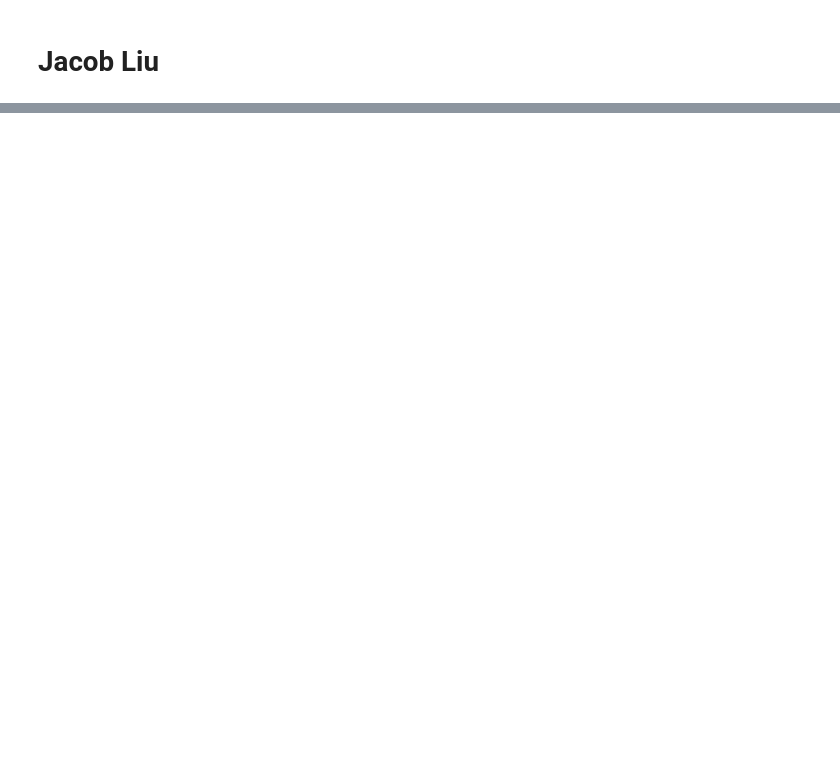
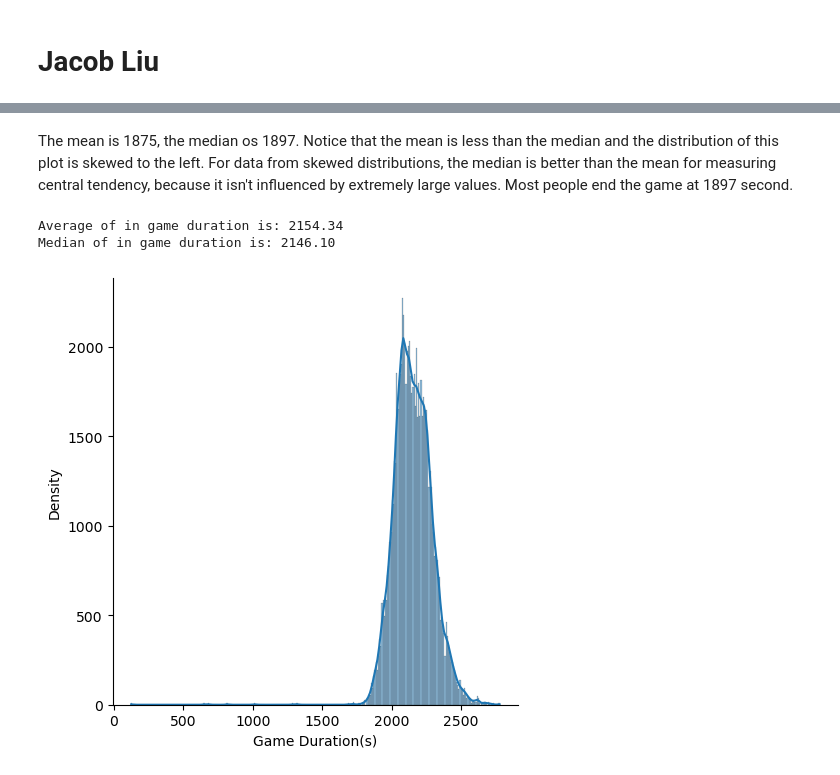
Before and after one commit to ubco-W2022T1-cosc301/project-group32, a Jupyter notebook: notebooks/analysis2.ipynb, the cells around one changed output, grey strips where cells are left out. Drawn from its saved outputs; the diff is of its cells as text; code cells hidden in the pictures; blank space fills up the shorter version.

```diff
--- a/notebooks/analysis2.ipynb
+++ b/notebooks/analysis2.ipynb
@@ -19,0 +62,13 @@ data.head()
+# %% [markdown]
+The mean is 1875, the median os 1897. Notice that the mean is less than the median and the distribution of this plot is skewed to the left. For data from skewed distributions, the median is better than the mean for measuring central tendency, because it isn't influenced by extremely large values. Most people end the game at 1897 second.
+# %%
+plot2=sns.displot(rawdata.gameDuration,kde=True)
+plot2.set_axis_labels('Game Duration(s)','Density')
+median=rawdata.gameDuration.median()
+avg=rawdata.gameDuration.mean()
+print(f'Average of in game duration is: {avg:.2f}')
+print(f'Median of in game duration is: {median:.2f}')
+# %% [output]
+Average of in game duration is: 2154.34
+Median of in game duration is: 2146.10
+[figure, added]
```
Also changed, not shown: parts of 38 cells of this notebook, 2 other files.
